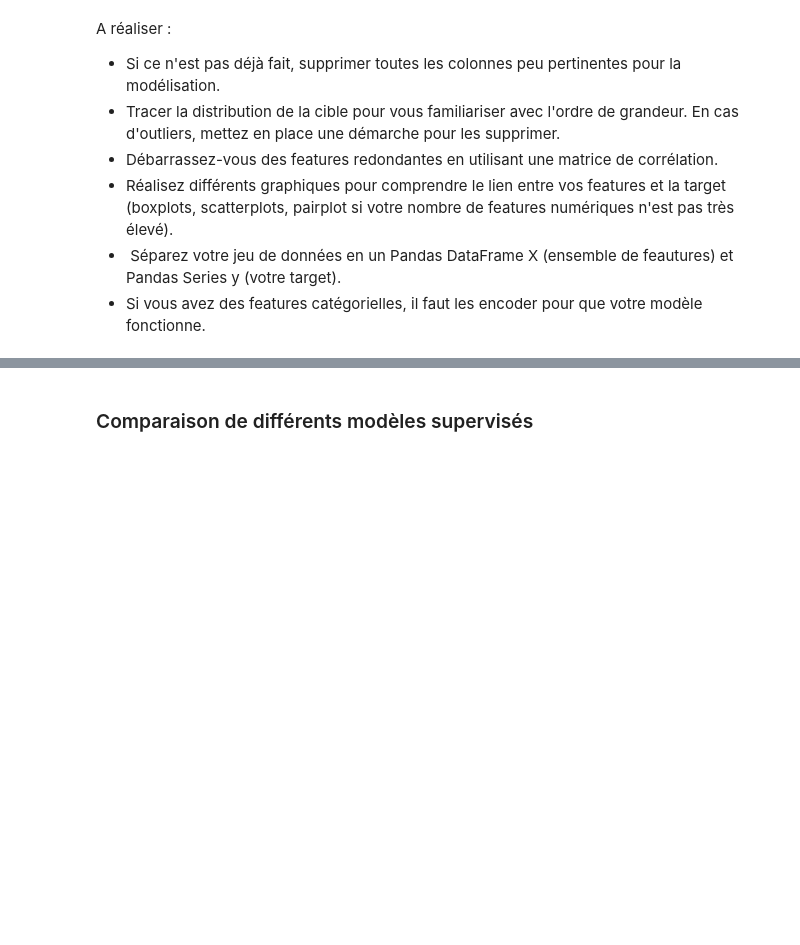
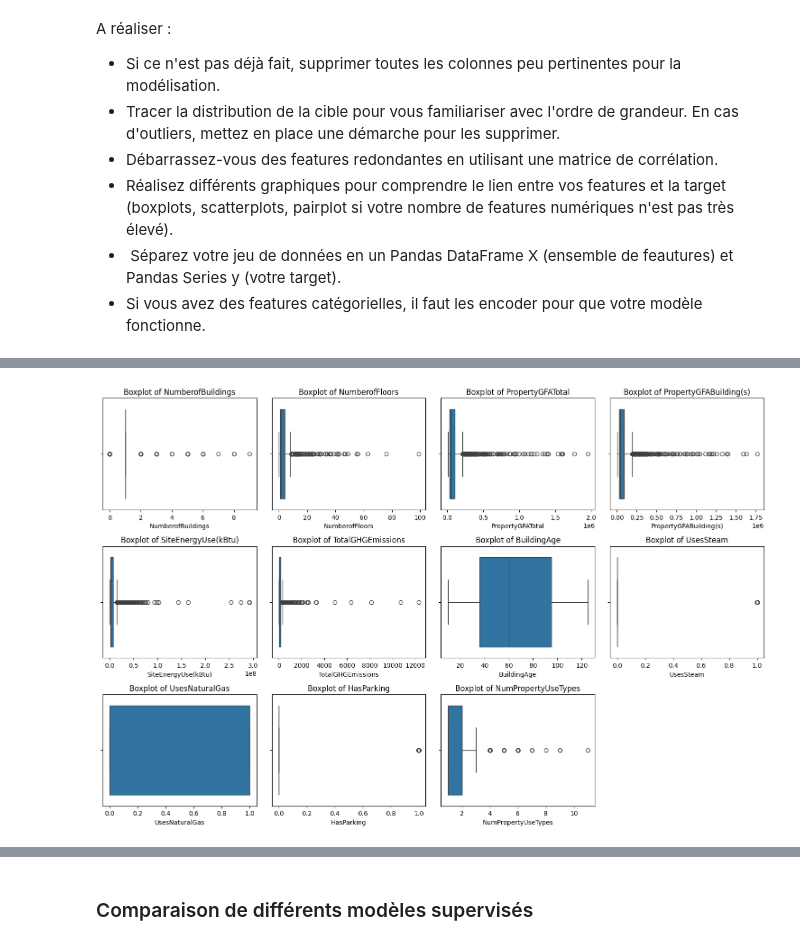
Before and after one commit to Tarek-D/P6, a Jupyter notebook: notebooks/modelistation_supervisee.ipynb, the cells around one changed output, grey strips where cells are left out. Saved outputs shown, nothing was run; the diff lists cells and outputs as text; code cells hidden in the pictures; blank space fills up the shorter version.

```diff
--- a/notebooks/modelistation_supervisee.ipynb
+++ b/notebooks/modelistation_supervisee.ipynb
@@ -272,0 +439,4 @@ A réaliser :
+# %%
+# Supprimer les lignes avec des valeurs manquantes restantes
+building_consumption = building_consumption.dropna()
+building_consumption.info()
@@ -272,0 +461,12 @@ A réaliser :
+# %%
+# Vérifier les outliers dans les variables numériques restantes
+plt.figure(figsize=(15,10))
+numeric_cols = building_consumption.select_dtypes(include=['float64', 'int64']).columns
+for i, col in enumerate(numeric_cols):
+    plt.subplot(3, 4, i+1)
+    sns.boxplot(x=building_consumption[col])
+    plt.title(f'Boxplot of {col}')
+plt.tight_layout()
+plt.show()
+# %% [output]
+[figure, added]
```
Also changed, not shown: parts of 28 cells of this notebook.
